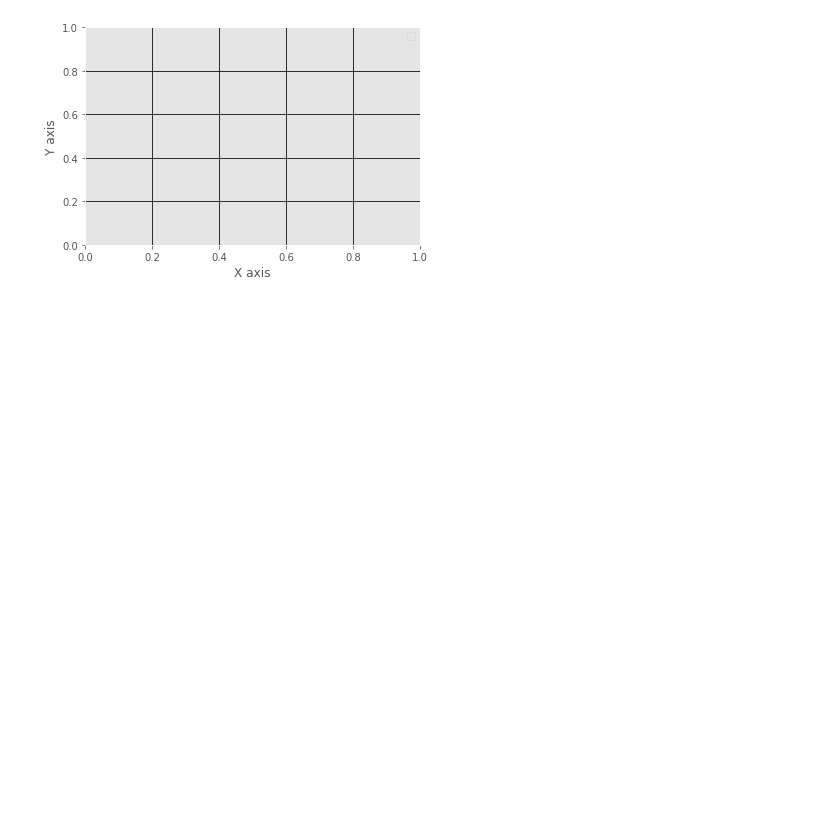
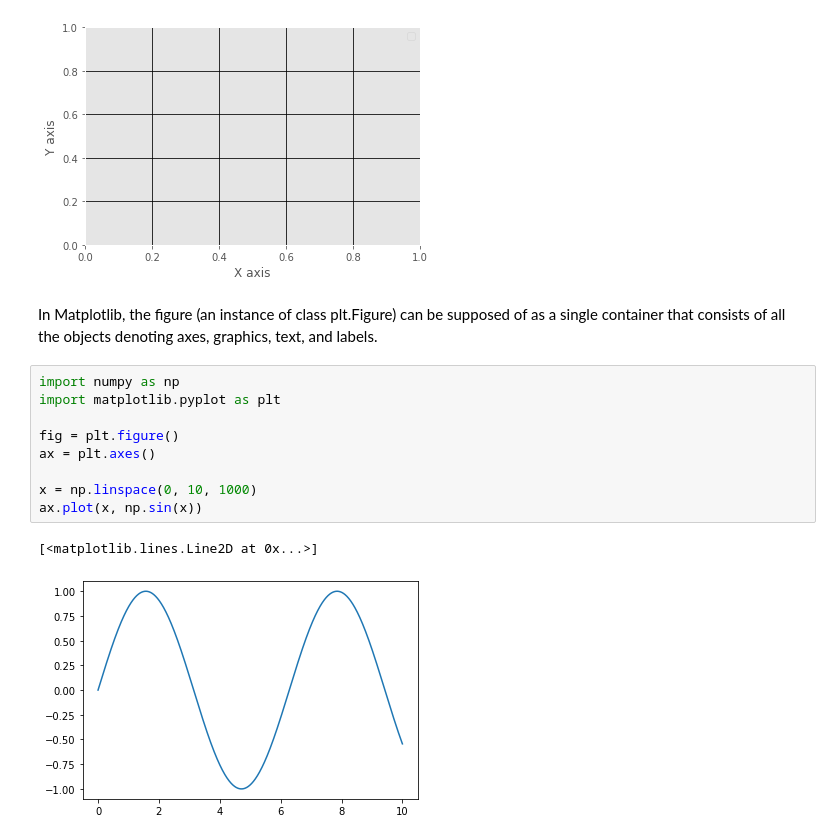
Before and after one commit to Wikistore/Data_Analysis_with_PL, a Jupyter notebook: MatplotlibBasicTutorials.ipynb, the cells around one changed output. Cells and saved outputs as stored; diff of their text form; blank space fills up the shorter version.

Commit message:
adding charts

```diff
--- a/MatplotlibBasicTutorials.ipynb
+++ b/MatplotlibBasicTutorials.ipynb
@@ -308,3 +308,17 @@ plt.show()
 No handles with labels found to put in legend.
 [figure]
 [figure]
+# %% [markdown]
+In Matplotlib, the figure (an instance of class plt.Figure) can be supposed of as a single container that consists of all the objects denoting axes, graphics, text, and labels.
+# %%
+import numpy as np
+import matplotlib.pyplot as plt
+
+fig = plt.figure()
+ax = plt.axes()
+
+x = np.linspace(0, 10, 1000)
+ax.plot(x, np.sin(x))
+# %% [output]
+[<matplotlib.lines.Line2D at 0x...>]
+[figure, added]
```
Also changed, not shown: parts of 11 cells of this notebook.
